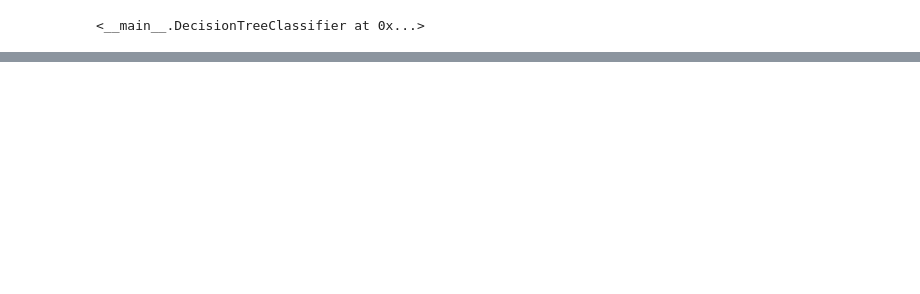
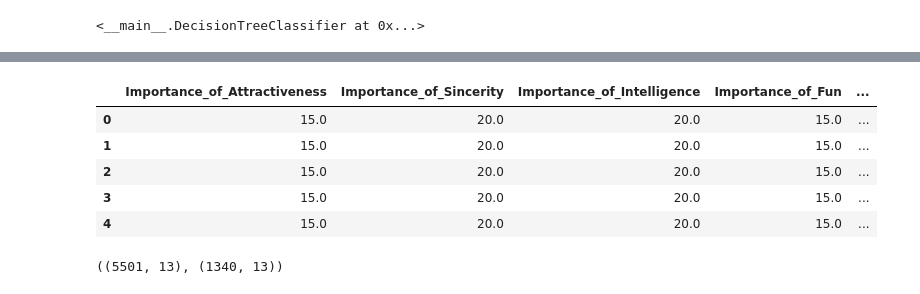
Before and after one commit to serinamarie/CS-Build-Sprint-1, a Jupyter notebook: DecisionTreeClassifier.ipynb, the cells around one changed output, grey strips where cells are left out. Drawn from its saved outputs; the diff is of its cells as text; code cells hidden in the pictures; blank space fills up the shorter version.

```diff
--- a/DecisionTreeClassifier.ipynb
+++ b/DecisionTreeClassifier.ipynb
@@ -386,0 +409,19 @@ test_df.head()
+# %%
+dating = dating[['How important is attractiveness to you?',
+                'How important is sincerity to you?',
+                'How important is intelligence to you?',
+                'Import_of_Fun',
+                'Import_of_Amb',
+                'Import_of_Shar',
+                 'Exp_of_Attr',
+                 'Exp_of_Sinc',
+                 'Exp_of_Int',
+                 'Exp_of_Fun',
+                 'Exp_of_Amb',
+                 'Exp_of_Shar',
+                 'GENDER'
+                ]]
+# %%
+dating = dating.copy()
+# %%
+dating['GENDER'] = dating['GENDER'].map({'Female':0,'Male':1})
@@ -386,0 +438,9 @@ test_df.head()
+# %%
+dating.head()
+# %% [output]
+|  | Importance_of_Attractiveness | Importance_of_Sincerity | Importance_of_Intelligence | Importance_of_Fun | ... |
+| 0 | 15.0 | 20.0 | 20.0 | 15.0 | ... |
+| 1 | 15.0 | 20.0 | 20.0 | 15.0 | ... |
+| 2 | 15.0 | 20.0 | 20.0 | 15.0 | ... |
+| 3 | 15.0 | 20.0 | 20.0 | 15.0 | ... |
+| 4 | 15.0 | 20.0 | 20.0 | 15.0 | ... |
@@ -386,0 +449,4 @@ test_df.head()
+# %%
+dating_train.shape, dating_test.shape
+# %% [output]
+((5501, 13), (1340, 13))
```
Also changed, not shown: parts of 19 cells of this notebook, 3 other files.
